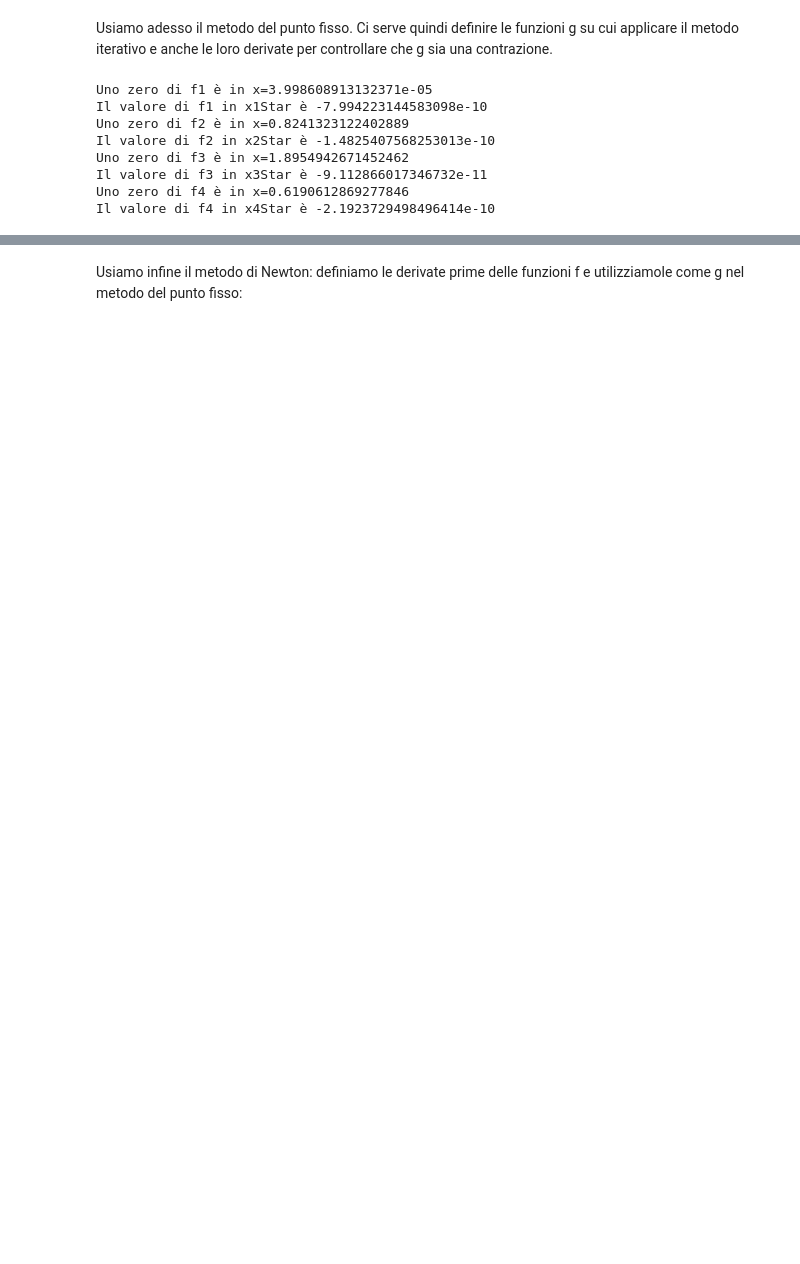
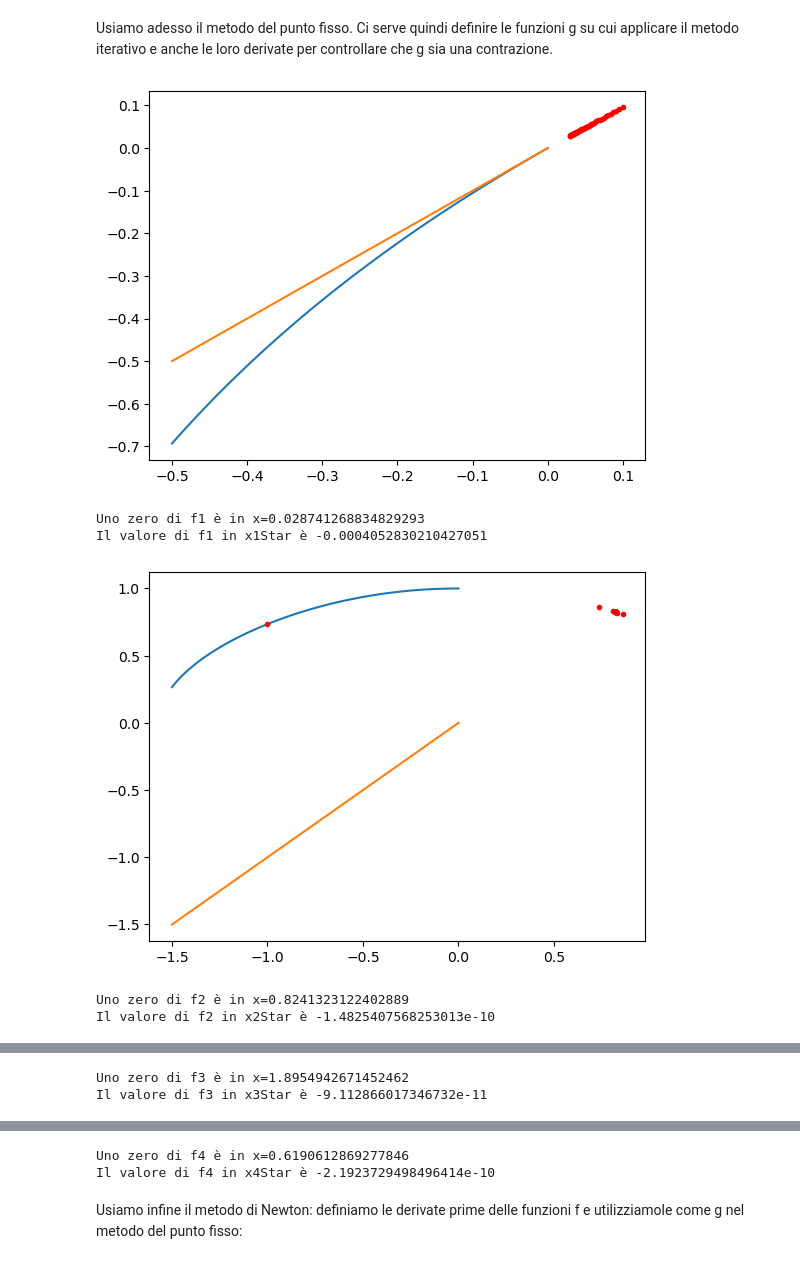
Before and after one commit to mazzettimatteo/CN25, a Jupyter notebook: homework/zeriDiFunzione/notebook.ipynb, the cells around one changed output, grey strips where cells are left out. Cells and saved outputs as stored; diff of their text form; code cells hidden in the pictures; blank space fills up the shorter version.

```diff
--- a/homework/zeriDiFunzione/notebook.ipynb
+++ b/homework/zeriDiFunzione/notebook.ipynb
@@ -122,53 +141,61 @@ g2=lambda x: (np.cos(x))**(1/2)
 g3=lambda x: 2*np.sin(x)
 g4=lambda x: np.exp(x)/3
 
-dg1=lambda x: 1/(x+1)
+dg1 = lambda x: 1/(x+1)
 dg2 = lambda x: -np.sin(x) / (2 * np.sqrt(np.cos(x)))
 dg3 = lambda x: 2 * np.cos(x)
 dg4 = lambda x: np.exp(x) / 3
 
 
 
-def puntoFisso(f,g,x0,t1,t2,N):
+def puntoFisso(f,g,x0,t1,t2,N,a,b):
+
+    x=np.linspace(a,b,100)
+    plt.figure()
+    plt.plot(x,g(x))
+    plt.plot(x,x)
 
     #controllo g(x) contrazione??? abs(g'(x))<1???
 
     cont=0
     while(np.abs(f(x0))>t1 and cont<N):
+
+        plt.plot(x0,g(x0),'.',color='r')    #se togli abs(fx0) e metti solo fx0 viene bene
+
         xNew=g(x0)
         delta=np.abs(x0-xNew)
         if(delta<t2):
             break
         x0=xNew
         cont+=1
+
+    plt.show()
     return x0
 
 
-x1Star=puntoFisso(f1,g1,0.1,toll,toll,iter*1000)   #servono tante tante iterazioni
+x1Star=puntoFisso(f1,g1,0.1,toll,toll,iter,a1,b1)   #servono tante tante iterazioni iter*1000
 print(f"Uno zero di f1 è in x={x1Star}")
 f1val=f1(x1Star)
 print(f"Il valore di f1 in x1Star è {f1val}")
 
-x2Star=puntoFisso(f2,g2,-1,toll,toll,iter)
+x2Star=puntoFisso(f2,g2,-1,toll,toll,iter,a2,b2)
 print(f"Uno zero di f2 è in x={x2Star}")
 f2val=f2(x2Star)
 print(f"Il valore di f2 in x2Star è {f2val}")   #trova uno zero diverso
 
-x3Star=puntoFisso(f3,g3,0.5,toll,toll,iter)
+x3Star=puntoFisso(f3,g3,0.5,toll,toll,iter,a3,b3)
 print(f"Uno zero di f3 è in x={x3Star}")
 f3val=f3(x3Star)
 print(f"Il valore di f3 in x3Star è {f3val}")
 
-x4Star=puntoFisso(f4,g4,1,toll,toll,iter)
+x4Star=puntoFisso(f4,g4,1,toll,toll,iter,a4,b4)
 print(f"Uno zero di f4 è in x={x4Star}")
 f4val=f4(x4Star)
 print(f"Il valore di f4 in x4Star è {f4val}")
 # %% [output]
+[figure, added]
-Uno zero di f1 è in x=3.998608913132371e-05
-Il valore di f1 in x1Star è -7.994223144583098e-10
-Uno zero di f2 è in x=0.8241323122402889
-Il valore di f2 in x2Star è -1.4825407568253013e-10
-Uno zero di f3 è in x=1.8954942671452462
-Il valore di f3 in x3Star è -9.112866017346732e-11
-Uno zero di f4 è in x=0.6190612869277846
-Il valore di f4 in x4Star è -2.1923729498496414e-10
+Uno zero di f1 è in x=0.028741268834829293
+Il valore di f1 in x1Star è -0.0004052830210427051
+[figure, added]
+Uno zero di f2 è in x=0.8241323122402889
+Il valore di f2 in x2Star è -1.4825407568253013e-10
@@ -174,0 +203,2 @@ Il valore di f4 in x4Star è -2.1923729498496414e-10
+Uno zero di f3 è in x=1.8954942671452462
+Il valore di f3 in x3Star è -9.112866017346732e-11
@@ -175,3 +206,5 @@ Il valore di f4 in x4Star è -2.1923729498496414e-10
+Uno zero di f4 è in x=0.6190612869277846
+Il valore di f4 in x4Star è -2.1923729498496414e-10
 # %% [markdown]
 Usiamo infine il metodo di Newton: definiamo le derivate prime delle funzioni f e utilizziamole come g nel metodo del punto fisso:
 # %%
```
Also changed, not shown: parts of 4 cells of this notebook.
